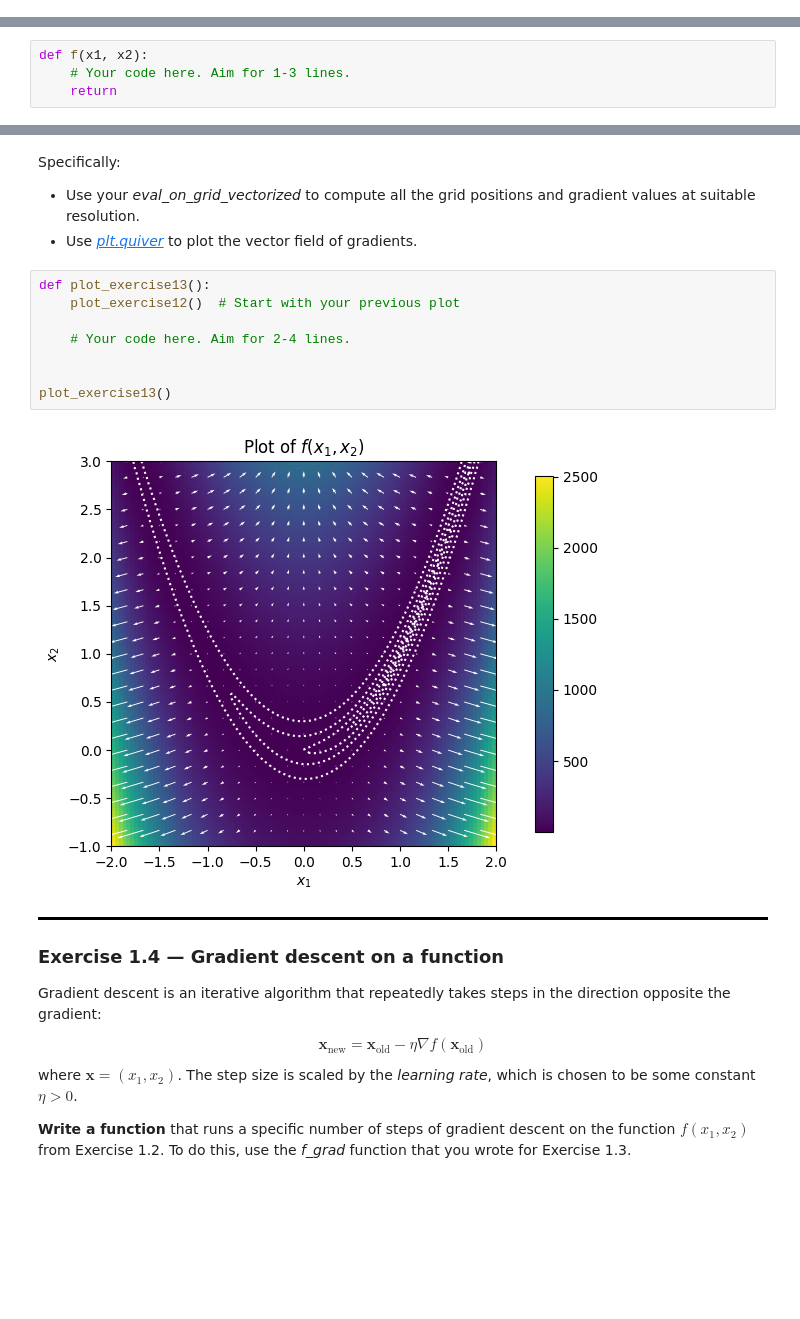
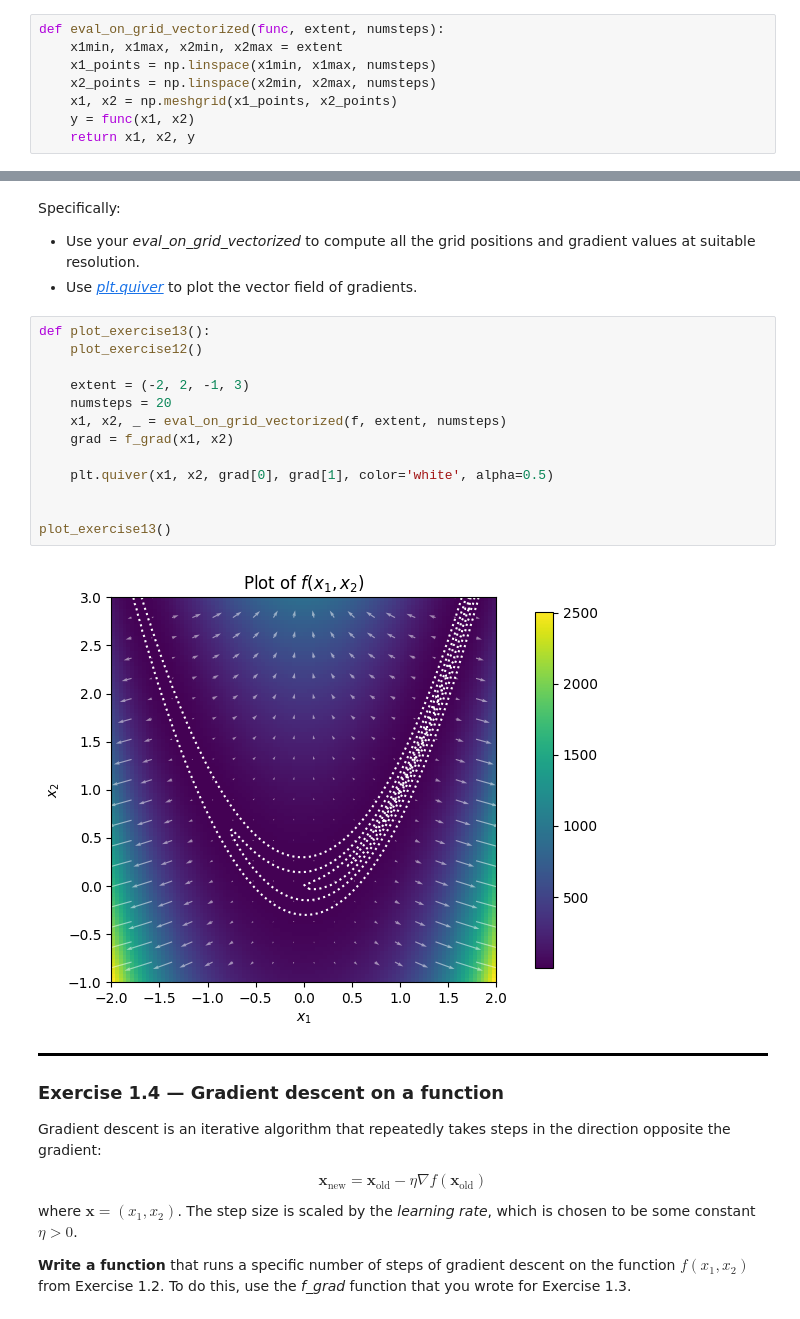
Before and after one commit to NeilTheFisher/COMP432, a Jupyter notebook: labs/Lab3_Student.ipynb, the cells around one changed output, grey strips where cells are left out. Drawn from its saved outputs; the diff is of its cells as text; blank space fills up the shorter version.

```diff
--- a/labs/Lab3_Student.ipynb
+++ b/labs/Lab3_Student.ipynb
@@ -75,3 +69,11 @@ def eval_on_grid_vectorized(func, extent, numsteps):
+# %%
+def eval_on_grid_vectorized(func, extent, numsteps):
+    x1min, x1max, x2min, x2max = extent
+    x1_points = np.linspace(x1min, x1max, numsteps)
+    x2_points = np.linspace(x2min, x2max, numsteps)
+    x1, x2 = np.meshgrid(x1_points, x2_points)
+    y = func(x1, x2)
+    return x1, x2, y
 # %% [markdown]
 **Check your answer** by running the code cell below.
 # %%
@@ -98,7 +103,3 @@ f(x_1, x_2) = (\textstyle1 - x_1)^2 + 100(x_2 - x_1^2)^2
 $$
 
 **Write code to compute $f(x_1, x_2)$**. Your code should run for $x_1$ and $x_2$ either numbers or Numpy arrays.
-# %%
-def f(x1, x2):
-    # Your code here. Aim for 1-3 lines.
-    return
@@ -194,16 +196,21 @@ Specifically:
 
 * Use your *eval_on_grid_vectorized* to compute all the grid positions and gradient values at suitable resolution.
 * Use [*plt.quiver*](https://matplotlib.org/3.1.1/api/_as_gen/matplotlib.pyplot.quiver.html) to plot the vector field of gradients.
-# %%
-def plot_exercise13():
-    plot_exercise12()  # Start with your previous plot
-
-    # Your code here. Aim for 2-4 lines.
-
-
-plot_exercise13()
-# %% [output]
-[figure, removed]
+# %%
+def plot_exercise13():
+    plot_exercise12()
+
+    extent = (-2, 2, -1, 3)
+    numsteps = 20
+    x1, x2, _ = eval_on_grid_vectorized(f, extent, numsteps)
+    grad = f_grad(x1, x2)
+
+    plt.quiver(x1, x2, grad[0], grad[1], color='white', alpha=0.5)
+
+
+plot_exercise13()
+# %% [output]
+[figure, added]
 # %% [markdown]
 <div style="border-bottom: 3px solid black;"></div>
 
```
Also changed, not shown: parts of 20 cells of this notebook.
